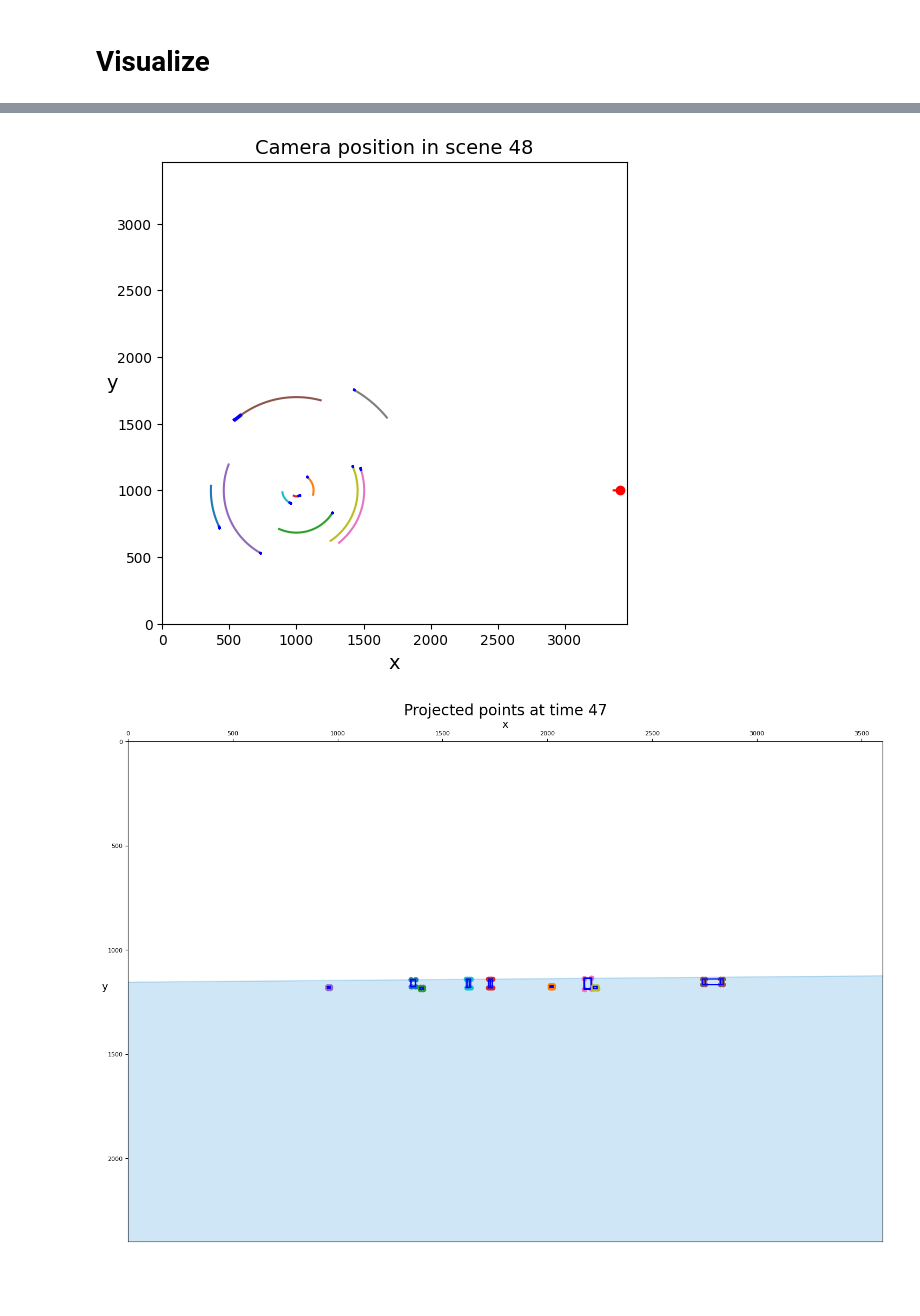
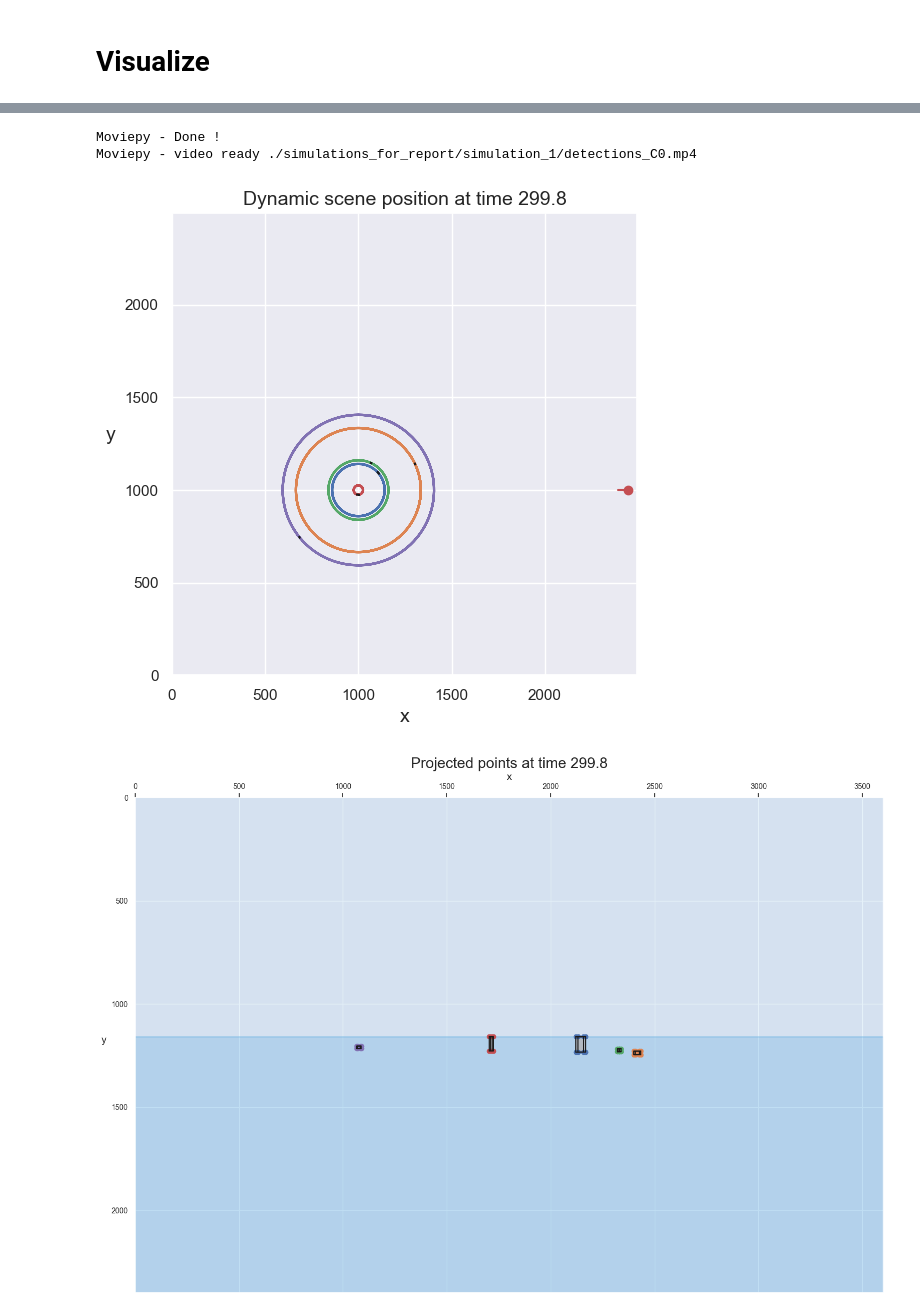
Before and after one commit to andreajessen/MODSIM, a Jupyter notebook: src/MODSIM_w_dsg.ipynb, the cells around one changed output, grey strips where cells are left out. Saved outputs shown, nothing was run; the diff lists cells and outputs as text; code cells hidden in the pictures; blank space fills up the shorter version.

Commit message:
run simulation 1

```diff
--- a/src/MODSIM_w_dsg.ipynb
+++ b/src/MODSIM_w_dsg.ipynb
@@ -53,4 +54,4 @@ WAVE_INDUCED_CAMERA_DISTURBANCE_COEF = MEDIUM_DISTURBANCE  # int from 0-4
 # %%
 # Find folder to save simultation trial to
 simulation_folder = find_path_to_next_simulation()
-simulation_folder
+simulation_folder = './simulations_for_report/simulation_1'
@@ -108,12 +62,34 @@ if CM_label:
+# %%
+with open('detector_stats_config.yaml', 'r') as stream:
+    config = yaml.safe_load(stream)
+
+# Extract the parameters
+initial_state = config['initial_state']
+number_of_states = config['number_of_states']
+transition_matrix = config['transitionMatrix']
+labels = config['labels']
+background_label = config['background_label']
+confidence_threshold = config['confidenceThreshold']
+
+states = {}
+
+for stateID, state in config['states'].items():
+    state_name = state['name']
+    bb_error_stats = state['bb_error_stats']
+    confusion_matrix = state['confusion_matrix']
+    fdr = state['FDR']
+
+    states[stateID] = ConditionState(state_name, stateID, confusion_matrix, bb_error_stats, fdr)
+
+## Error generator
+errorGenerator = ErrorGenerator(labels, background_label, confidence_threshold, transition_matrix, states, initial_state)
 # %% [markdown]
 ## Initialize dynamic scene
 # %%
 # Dynamic scene
-dsg = initialize_dynamic_scene_with_random_tracks(NUMBER_OF_VESSELS, writeToJson=WRITE_TO_JSON, path=simulation_folder)
+dsg = initialize_dynamic_scene_with_random_tracks(NUMBER_OF_VESSELS, writeToJson=WRITE_TO_JSON, path=simulation_folder, max_radius=MAX_RADIUS)
+
 vessels = dsg.get_vessels()
-
-## Error generator
-errorGenerator = ErrorGenerator(ERROR_CONFIG_PATH, temporal_model=True, states=states, start_state=start_state, transition_matrix=TM)
 # %% [markdown]
 ### Camera
 # %%
@@ -136,7 +108,7 @@ for cameraID, cameraType in enumerate(CAMERA_TYPES):
         ##### Static Camera #####
         # Create simple legacy camera and place it in the dynamic scene
         #camera = create_and_place_simple_legacy_camera(dsg.get_larges_radius(), dsg.get_path_centre(), height=20)
-        camera = create_and_place_simple_legacy_camera(1000, dsg.get_path_centre(), height=20)
+        camera = create_and_place_simple_legacy_camera(MAX_RADIUS+20, dsg.get_path_centre(), height=20)
         ########################### OBS  ######################################################
         # If there is a static camera, there can only be one camera in the camera rig
         #######################################################################################
@@ -272,8 +244,8 @@ if VISUALIZE:
     cameraIDs = list(cameras.keys())
 
     #visualize_dynamic_scene_mov(vessels, folder_path=simulation_folder)
-    #visualize_camera_pose_in_dsg_mov(camera_rig, vessels, folder_path=simulation_folder, y_x_lim=x_y_lim)
-    visualize_projections_multiple_cameras(cameraIDs, pps_paths, image_bounds, camera_rig.horizon, folder_path=simulation_folder, display_when_min_vessels=MIN_NUM_VESSELS)
+    visualize_camera_pose_in_dsg_mov(camera_rig, vessels, fps=FPS, frequency=FREQUENCY, folder_path=simulation_folder, y_x_lim=x_y_lim, display_camera_pose=True)
+    visualize_projections_multiple_cameras(cameraIDs, pps_paths, image_bounds, camera_rig.horizon, frequency=FREQUENCY, fps=FPS, folder_path=simulation_folder, display_when_min_vessels=MIN_NUM_VESSELS)
     #visualize_annotations_multiple_cameras(cameraIDs, annots_paths, image_bounds, horizons=camera_rig.horizon, folder_path=simulation_folder, display_when_min_vessels=MIN_NUM_VESSELS)
-    #visualize_detections_multiple_cameras(cameraIDs, detections_paths, image_bounds, horizons=camera_rig.horizon, show_annotations=True, annotations_paths=annots_paths, folder_path=simulation_folder, display_when_min_vessels=MIN_NUM_VESSELS, temporal_state_history=errorGenerator.temporal_model.previous_states, temporal_state_names=errorGenerator.temporal_model.state_names)
+    visualize_detections_multiple_cameras(cameraIDs, detections_paths, image_bounds, frequency=FREQUENCY, fps=FPS, horizons=camera_rig.horizon, show_annotations=True, annotations_paths=annots_paths, folder_path=simulation_folder, display_when_min_vessels=MIN_NUM_VESSELS, temporal_state_history=errorGenerator.temporal_model.previous_states, temporal_state_names=errorGenerator.temporal_model.state_names)
 # %% [output]
@@ -290,2 +264,4 @@ Moviepy - video ready ./simulations/6/projectedPoints_C0.mp4
+Moviepy - Done !
+Moviepy - video ready ./simulations_for_report/simulation_1/detections_C0.mp4
-[figure, old version]
+[figure, new version]
-[figure, old version]
+[figure, new version]
```
Also changed, not shown: parts of 9 cells of this notebook, 7 other files.
